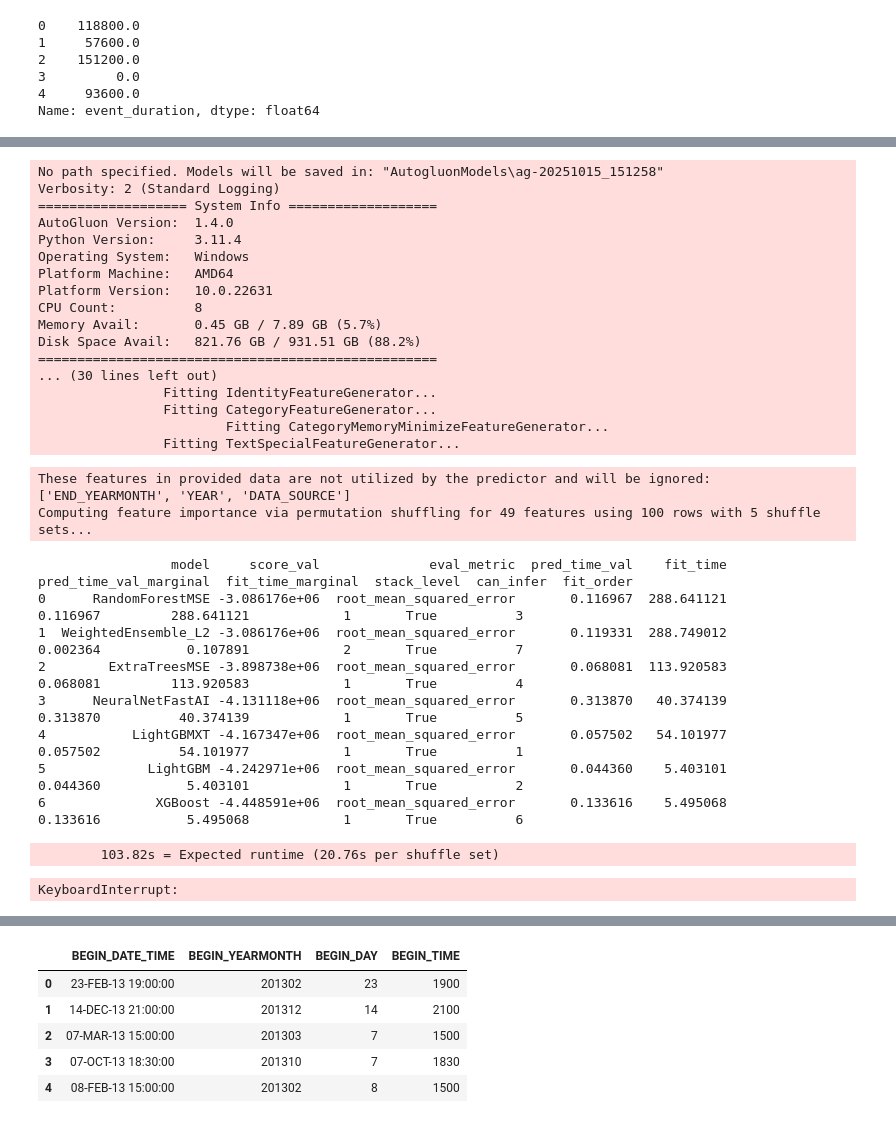
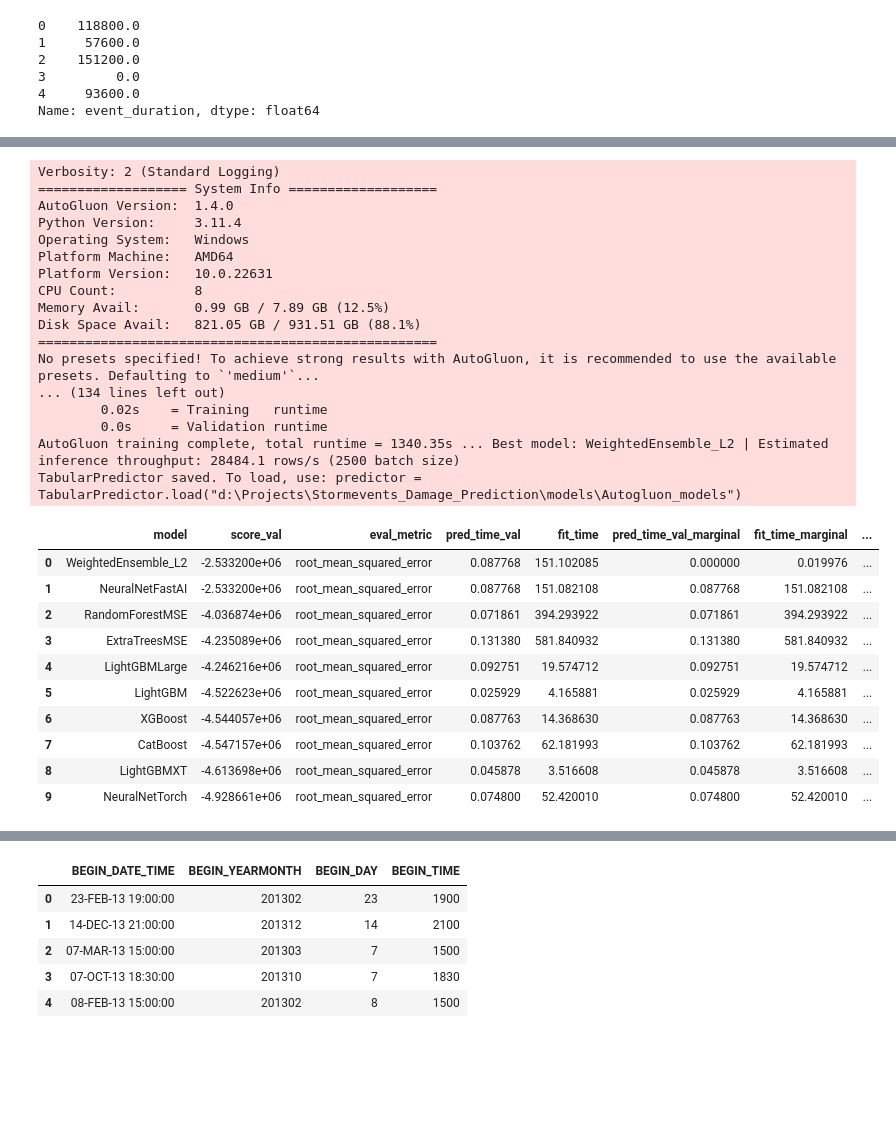
Before and after one commit to ngabrielaxej/Stormevents_Damage_Prediction, a Jupyter notebook: notebooks/autogluon_feature_selection.ipynb, the cells around one changed output, grey strips where cells are left out. Cells and saved outputs as stored; diff of their text form; code cells hidden in the pictures; blank space fills up the shorter version.

```diff
--- a/notebooks/autogluon_feature_selection.ipynb
+++ b/notebooks/autogluon_feature_selection.ipynb
@@ -132,8 +127,8 @@ stormevents2013['event_duration']
 Name: event_duration, Length: 52259, dtype: float64
 # %%
-predictor = TabularPredictor(label='total_damages').fit(train_data=train_stormevents2013, time_limit=600)
+#Autogluon (about 23 mins)
+predictor = TabularPredictor(label='total_damages', path='../models/Autogluon_models').fit(train_data=train_stormevents2013, time_limit=3600)
 # %% [output]
-No path specified. Models will be saved in: "AutogluonModels\ag-20251015_151258"
 Verbosity: 2 (Standard Logging)
 =================== System Info ===================
 AutoGluon Version:  1.4.0
@@ -142,27 +137,29 @@ Operating System:   Windows
 Platform Machine:   AMD64
 Platform Version:   10.0.22631
 CPU Count:          8
-Memory Avail:       0.45 GB / 7.89 GB (5.7%)
-Disk Space Avail:   821.76 GB / 931.51 GB (88.2%)
+Memory Avail:       0.99 GB / 7.89 GB (12.5%)
+Disk Space Avail:   821.05 GB / 931.51 GB (88.1%)
 ===================================================
-... (30 lines left out)
-                Fitting IdentityFeatureGenerator...
-                Fitting CategoryFeatureGenerator...
-                        Fitting CategoryMemoryMinimizeFeatureGenerator...
-                Fitting TextSpecialFeatureGenerator...
+No presets specified! To achieve strong results with AutoGluon, it is recommended to use the available presets. Defaulting to `'medium'`...
+... (134 lines left out)
+        0.02s    = Training   runtime
+        0.0s     = Validation runtime
+AutoGluon training complete, total runtime = 1340.35s ... Best model: WeightedEnsemble_L2 | Estimated inference throughput: 28484.1 rows/s (2500 batch size)
+TabularPredictor saved. To load, use: predictor = TabularPredictor.load("d:\Projects\Stormevents_Damage_Prediction\models\Autogluon_models")
 # %%
-predictor.leaderboard(silent=False)
+predictor = TabularPredictor.load('../models/Autogluon_models/')
+#score_val = -metric_value
+predictor.leaderboard(silent=True)
 # %% [output]
-These features in provided data are not utilized by the predictor and will be ignored: ['END_YEARMONTH', 'YEAR', 'DATA_SOURCE']
-Computing feature importance via permutation shuffling for 49 features using 100 rows with 5 shuffle sets...
-                 model     score_val              eval_metric  pred_time_val    fit_time  pred_time_val_marginal  fit_time_marginal  stack_level  can_infer  fit_order
-0      RandomForestMSE -3.086176e+06  root_mean_squared_error       0.116967  288.641121                0.116967         288.641121            1       True          3
-1  WeightedEnsemble_L2 -3.086176e+06  root_mean_squared_error       0.119331  288.749012                0.002364           0.107891            2       True          7
-2        ExtraTreesMSE -3.898738e+06  root_mean_squared_error       0.068081  113.920583                0.068081         113.920583            1       True          4
-3      NeuralNetFastAI -4.131118e+06  root_mean_squared_error       0.313870   40.374139                0.313870          40.374139            1       True          5
-4           LightGBMXT -4.167347e+06  root_mean_squared_error       0.057502   54.101977                0.057502          54.101977            1       True          1
-5             LightGBM -4.242971e+06  root_mean_squared_error       0.044360    5.403101                0.044360           5.403101            1       True          2
-6              XGBoost -4.448591e+06  root_mean_squared_error       0.133616    5.495068                0.133616           5.495068            1       True          6
-        103.82s = Expected runtime (20.76s per shuffle set)
-KeyboardInterrupt:
+|  | model | score_val | eval_metric | pred_time_val | fit_time | pred_time_val_marginal | fit_time_marginal | ... |
+| 0 | WeightedEnsemble_L2 | -2.533200e+06 | root_mean_squared_error | 0.087768 | 151.102085 | 0.000000 | 0.019976 | ... |
+| 1 | NeuralNetFastAI | -2.533200e+06 | root_mean_squared_error | 0.087768 | 151.082108 | 0.087768 | 151.082108 | ... |
+| 2 | RandomForestMSE | -4.036874e+06 | root_mean_squared_error | 0.071861 | 394.293922 | 0.071861 | 394.293922 | ... |
+| 3 | ExtraTreesMSE | -4.235089e+06 | root_mean_squared_error | 0.131380 | 581.840932 | 0.131380 | 581.840932 | ... |
+| 4 | LightGBMLarge | -4.246216e+06 | root_mean_squared_error | 0.092751 | 19.574712 | 0.092751 | 19.574712 | ... |
+| 5 | LightGBM | -4.522623e+06 | root_mean_squared_error | 0.025929 | 4.165881 | 0.025929 | 4.165881 | ... |
+| 6 | XGBoost | -4.544057e+06 | root_mean_squared_error | 0.087763 | 14.368630 | 0.087763 | 14.368630 | ... |
+| 7 | CatBoost | -4.547157e+06 | root_mean_squared_error | 0.103762 | 62.181993 | 0.103762 | 62.181993 | ... |
+| 8 | LightGBMXT | -4.613698e+06 | root_mean_squared_error | 0.045878 | 3.516608 | 0.045878 | 3.516608 | ... |
+| 9 | NeuralNetTorch | -4.928661e+06 | root_mean_squared_error | 0.074800 | 52.420010 | 0.074800 | 52.420010 | ... |
 # %%
```
Also changed, not shown: parts of 18 cells of this notebook, 6 other files.
